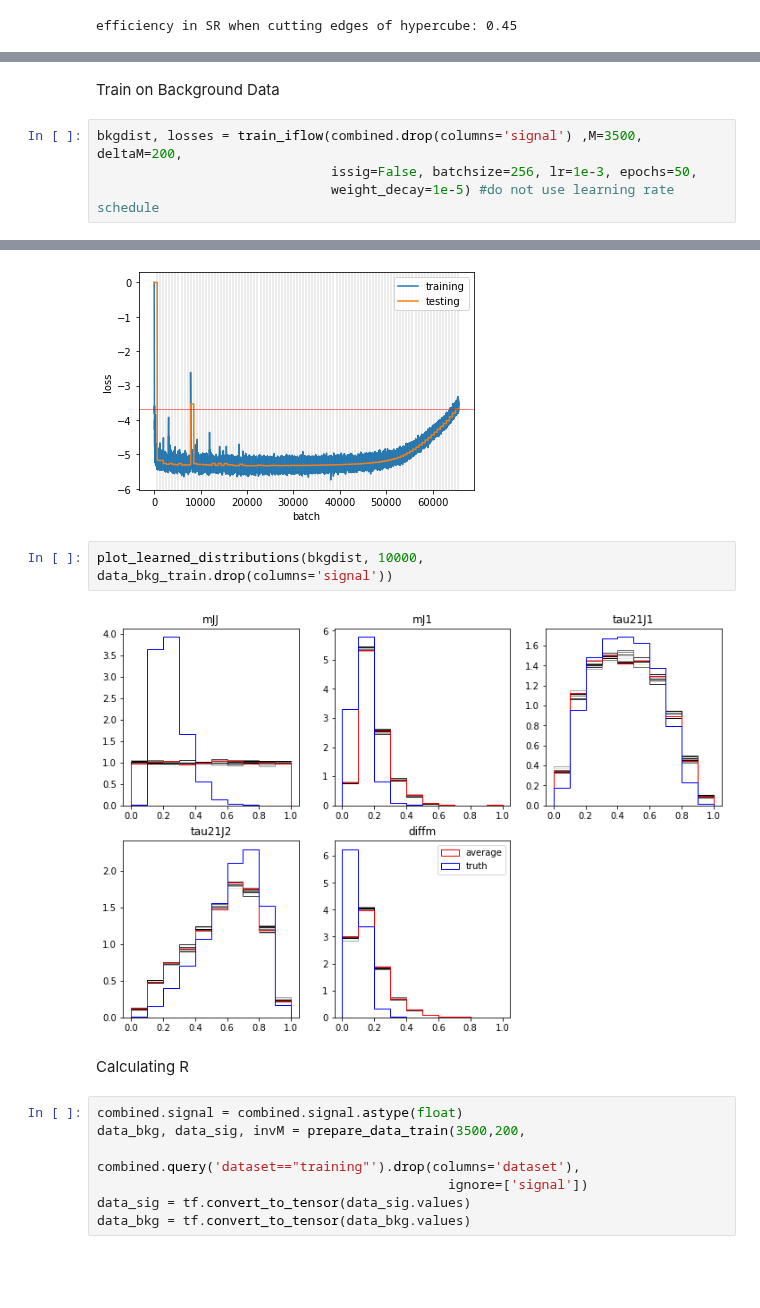
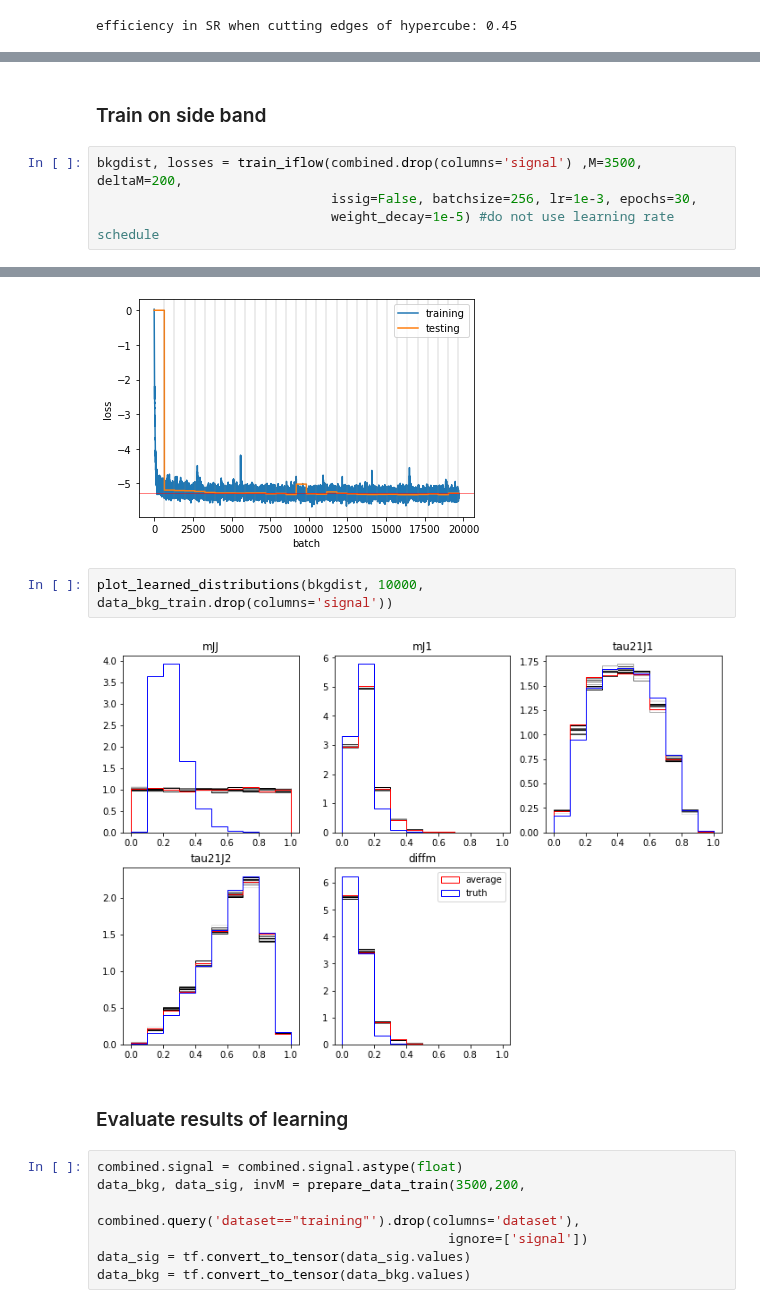
Before and after one commit to matteoettam09/i-flow, a Jupyter notebook: DensityEstimation/RnD_dataset.ipynb, the cells around one changed output, grey strips where cells are left out. Saved outputs shown, nothing was run; the diff lists cells and outputs as text; blank space fills up the shorter version.

```diff
--- a/DensityEstimation/RnD_dataset.ipynb
+++ b/DensityEstimation/RnD_dataset.ipynb
@@ -515,8 +525,8 @@ plot_learned_distributions(sigdist, 10000, data_sig_train.drop(columns='signal')
-# %% [markdown]
-Train on Background Data
+# %% [markdown]
+### Train on side band
 # %%
 bkgdist, losses = train_iflow(combined.drop(columns='signal') ,M=3500, deltaM=200,
-                              issig=False, batchsize=256, lr=1e-3, epochs=50,
+                              issig=False, batchsize=256, lr=1e-3, epochs=30,
                               weight_decay=1e-5) #do not use learning rate schedule
 # %% [output]
 efficiency in SR when cutting edges of hypercube: 0.45
@@ -539,10 +549,10 @@ Epoch:  99 Loss = -3.526877e+00, testing-loss = -3.566918e+00
-[figure, old version]
+[figure, new version]
 # %%
 plot_learned_distributions(bkgdist, 10000, data_bkg_train.drop(columns='signal'))
 # %% [output]
-[figure, old version]
+[figure, new version]
-# %% [markdown]
-Calculating R
+# %% [markdown]
+### Evaluate results of learning
 # %%
 combined.signal = combined.signal.astype(float)
 data_bkg, data_sig, invM = prepare_data_train(3500,200,
```
Also changed, not shown: parts of 20 cells of this notebook.
